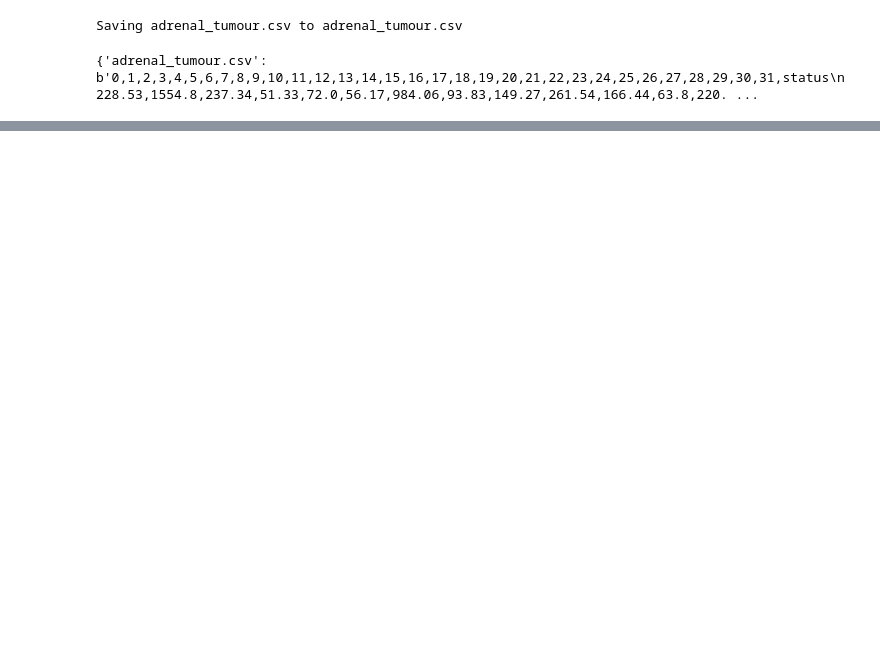
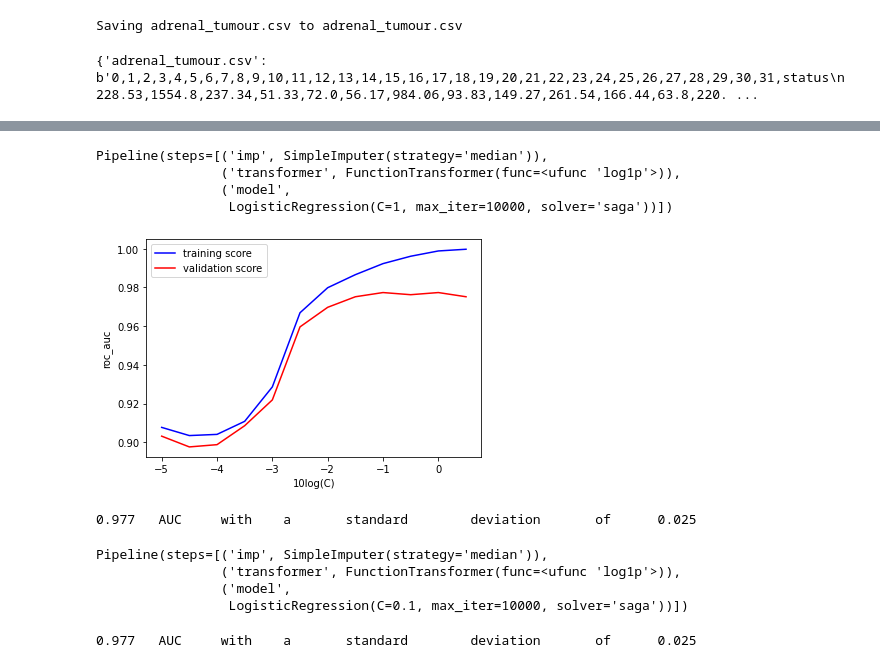
Before and after one commit to Flonsbob/Floris-van-Eisden---Exam---Applied-Statistics-and-Modeling, a Jupyter notebook: Exam_assignment_Final_version.ipynb, the cells around one changed output, grey strips where cells are left out. Saved outputs shown, nothing was run; the diff lists cells and outputs as text; code cells hidden in the pictures; blank space fills up the shorter version.

```diff
--- a/Exam_assignment_Final_version.ipynb
+++ b/Exam_assignment_Final_version.ipynb
@@ -119,0 +111,16 @@ array([1.])
+# %%
+#Sets up a logistic regression model
+model = LogisticRegression(penalty="l2", C=1, solver="saga", max_iter=10000)
+# %%
+#pipline that starts with the imputer then uses the logarithmic function transformer and then the model
+#imp and model are defined just above, the transformer was defined and tested (but not used) earlier.
+pipe = Pipeline([('imp', imp),
+                 ('transformer', transformer),
+                 ('model', model)])
+# %%
+pipe.fit(X,y)
+# %% [output]
+Pipeline(steps=[('imp', SimpleImputer(strategy='median')),
+                ('transformer', FunctionTransformer(func=<ufunc 'log1p'>)),
+                ('model',
+                 LogisticRegression(C=1, max_iter=10000, solver='saga'))])
@@ -119,0 +130,20 @@ array([1.])
+# %%
+#Returns a validation curve and a training curve to evaluate the optimal value for C in the model.
+## the x axis represents the C value
+## The x values are powers of 10.
+## The y axis represents roc_auc.
+range_C_parameter = np.power(10, np.arange(-5,1,0.5))
+train_scores, val_scores = validation_curve(pipe, X, y,
+                                          param_name = 'model__C',
+                                          param_range = range_C_parameter,
+                                          cv = 5,
+                                          scoring = "roc_auc")
+# %%
+#Creates a plot to determin the optimal value for the C parameter.
+plt.plot(np.log(range_C_parameter)/log(10.0), np.mean (train_scores, 1), color='blue', label='training score')
+plt.plot(np.log(range_C_parameter)/log(10.0), np.mean(val_scores, 1), color='red', label='validation score')
+plt.legend(loc='best')
+plt.xlabel('10log(C)')
+plt.ylabel("roc_auc");
+# %% [output]
+[figure, added]
@@ -119,0 +155,7 @@ array([1.])
+# %%
+#relocate???
+#Calls the function score_model. Input is X and y and pipeline (imp,transform,model). Output is be the mean and standard deviation of the roc_auc of the model after imputing and transformation.
+#should use C=1 input for the model
+score_model(pipe,X,y)
+# %% [output]
+0.977   AUC     with    a       standard        deviation       of      0.025
@@ -119,0 +164,15 @@ array([1.])
+# %%
+#Sets the C parameter in the LogisticRegression model to 0.1
+pipe.set_params(model__C = 0.1)
+# %% [output]
+Pipeline(steps=[('imp', SimpleImputer(strategy='median')),
+                ('transformer', FunctionTransformer(func=<ufunc 'log1p'>)),
+                ('model',
+                 LogisticRegression(C=0.1, max_iter=10000, solver='saga'))])
+# %%
+#relocate???
+#Calls the function score_model. Input is X and y and pipeline (imp,transform,model). Output is be the mean and standard deviation of the roc_auc of the model after imputing and transformation.
+#should use C=0.1 input for the model
+score_model(pipe,X,y)
+# %% [output]
+0.977   AUC     with    a       standard        deviation       of      0.025
```
Also changed, not shown: parts of 30 cells of this notebook.
